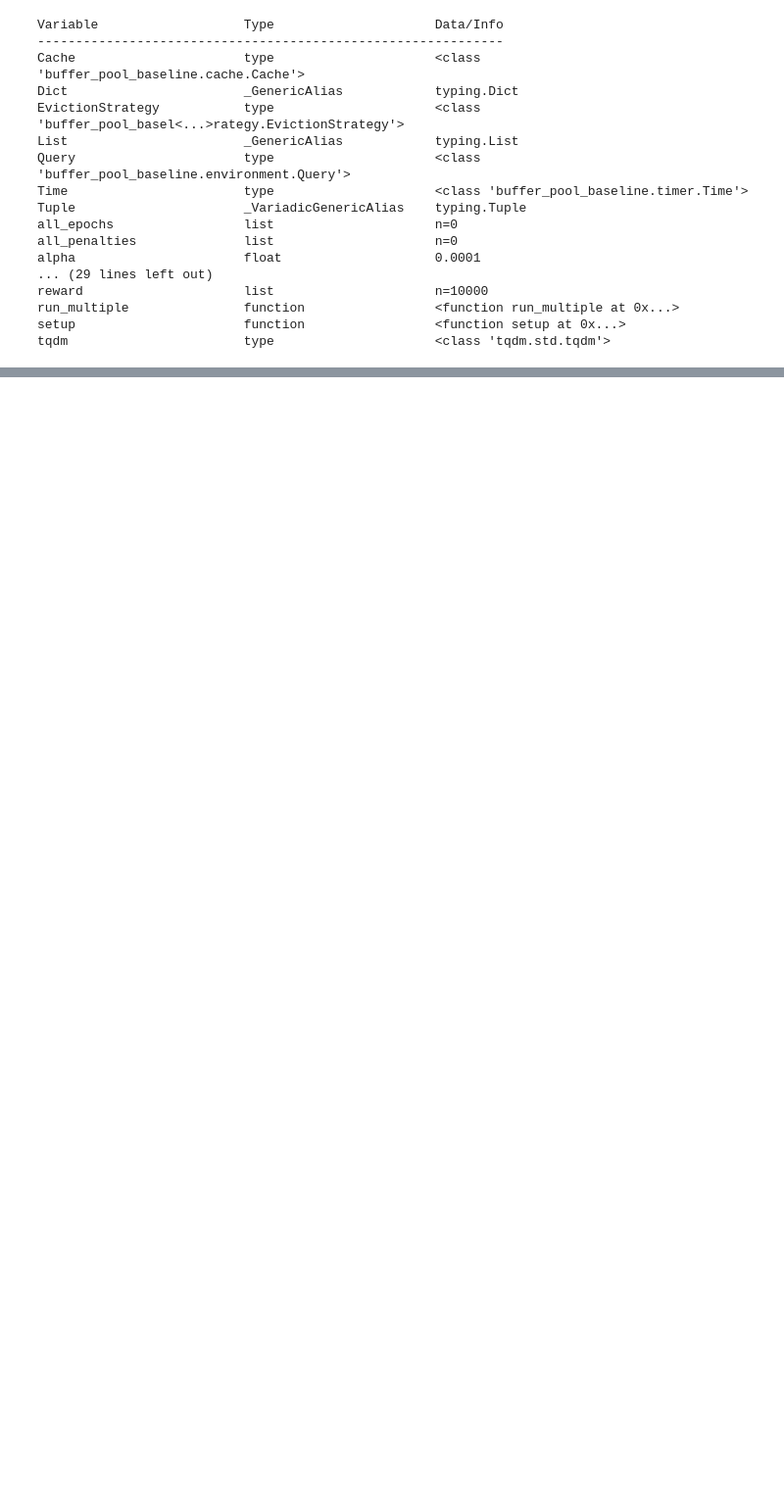
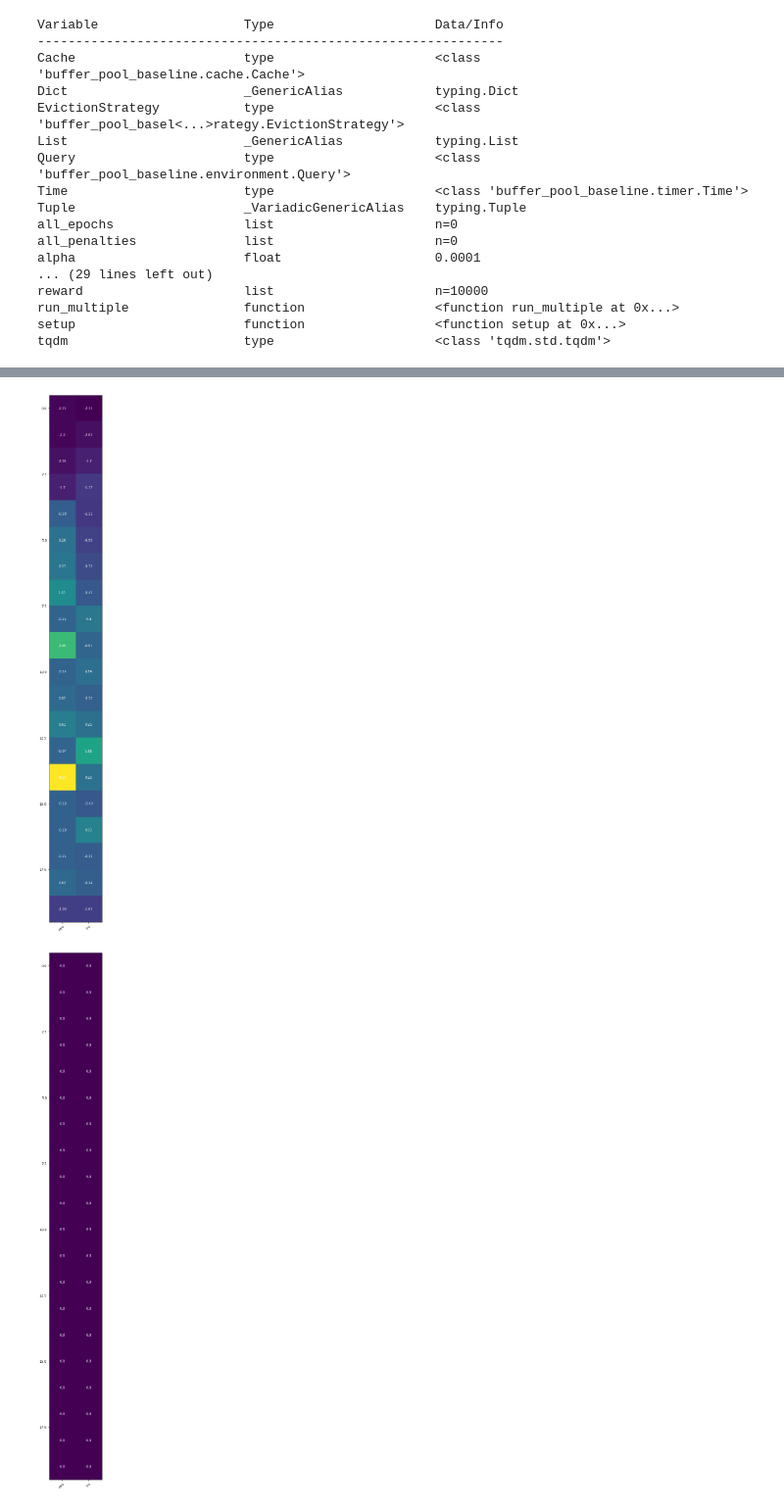
Before and after one commit to cardwizard/DatabaseDeepQL, a Jupyter notebook: QLearning-deeksha_with_labels-sequential-join.ipynb, the cells around one changed output, grey strips where cells are left out. Shown: that part at 98% size. Cells and saved outputs as stored; diff of their text form; code cells hidden in the pictures; blank space fills up the shorter version.

```diff
--- a/QLearning-deeksha_with_labels-sequential-join.ipynb
+++ b/QLearning-deeksha_with_labels-sequential-join.ipynb
@@ -432,6 +432,3 @@ def generate_heatmap(start_of_range, end_of_range):
     plt.show()
     fig.savefig(filename+"r_"+str(start_of_range)+"_Heatmap.jpg")
     #Copy to clipboard
-# %%
-for r in [66,11,111]:
-    generate_heatmap(r, r+20)
@@ -441,0 +435,9 @@ for r in [66,11,111]:
+# %%
+query_range=[]
+for k,val in max_time_steps.items():
+    query_range.append(val)
+for r in query_range:
+    generate_heatmap(r, r+20)
+# %% [output]
+[figure, added]
+[figure, added]
```
Also changed, not shown: parts of 11 cells of this notebook, 56 other files.
